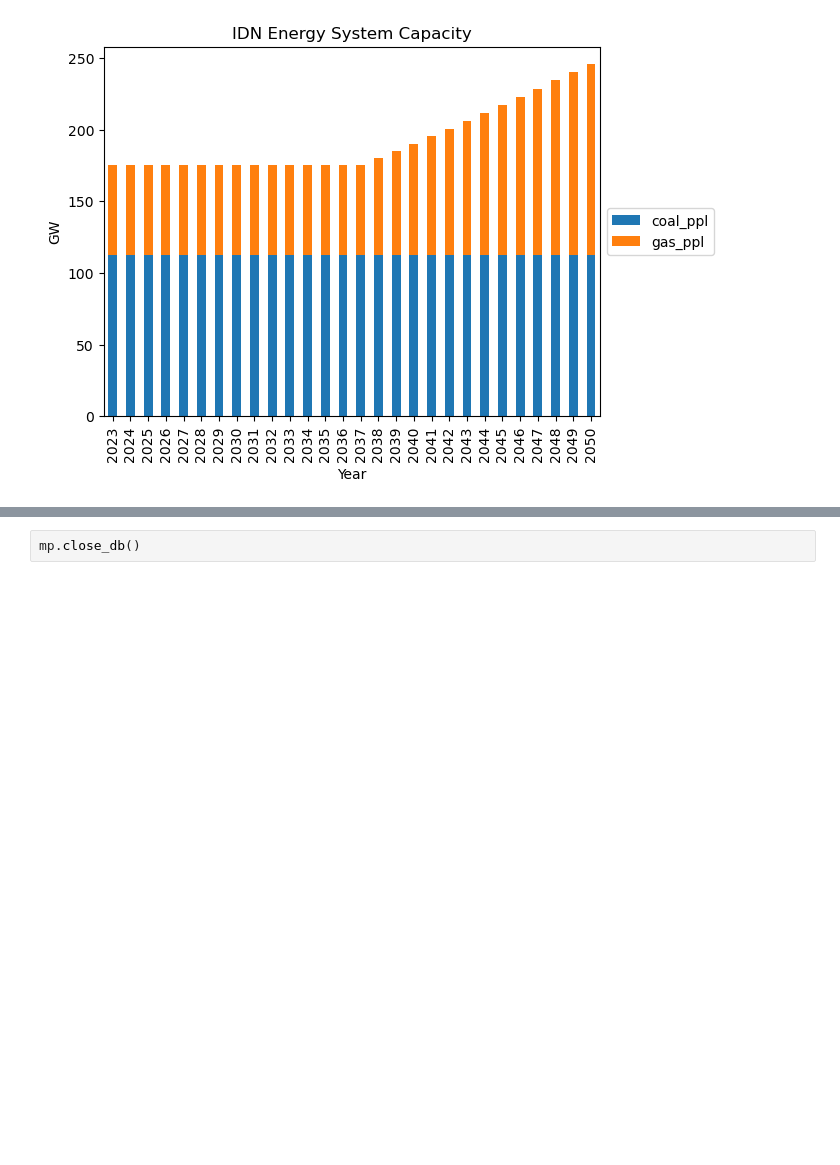
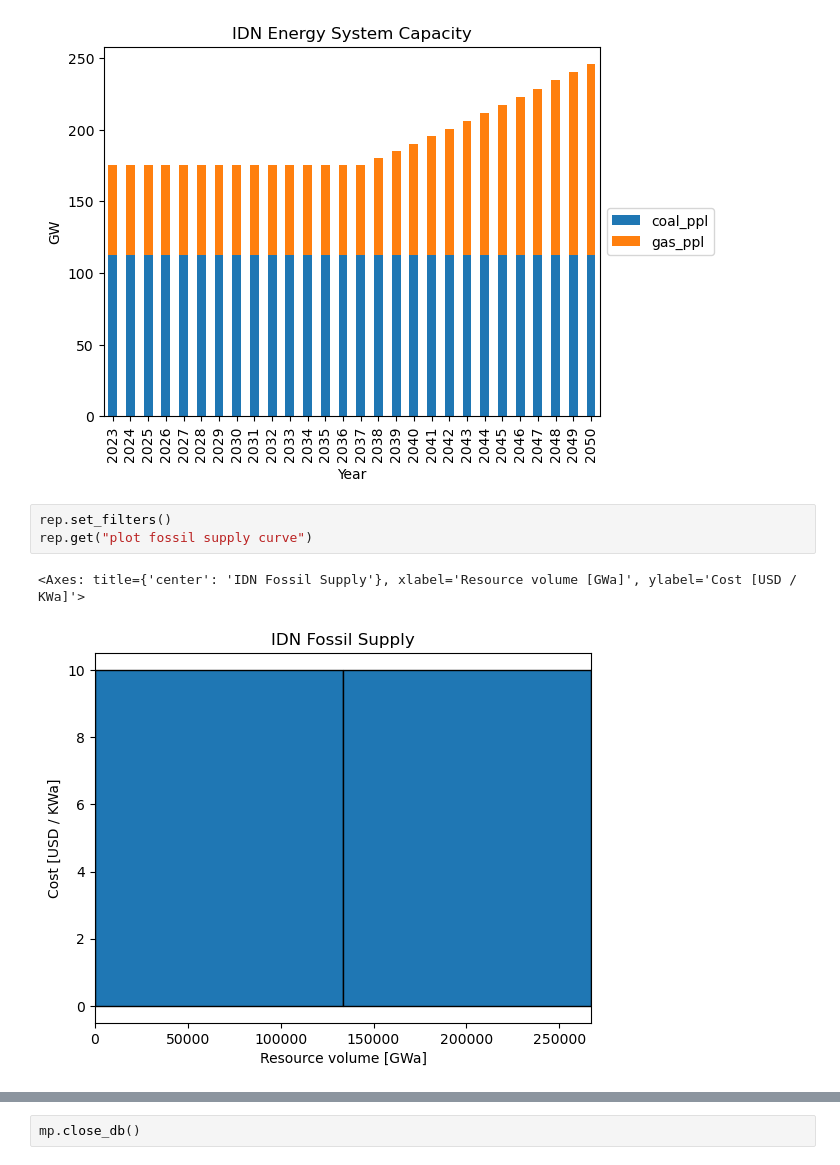
Before and after one commit to itangr31/messageix_indonesia_prototype, a Jupyter notebook: indonesia_baseline.ipynb, the cells around one changed output, grey strips where cells are left out. Cells and saved outputs as stored; diff of their text form; blank space fills up the shorter version.

Commit message:
add fossil resources plot

```diff
--- a/indonesia_baseline.ipynb
+++ b/indonesia_baseline.ipynb
@@ -616,3 +614,9 @@ rep.get('plot capacity')
 # %% [output]
 <Axes: title={'center': 'IDN Energy System Capacity'}, xlabel='Year', ylabel='GW'>
 [figure]
+# %%
+rep.set_filters()
+rep.get("plot fossil supply curve")
+# %% [output]
+<Axes: title={'center': 'IDN Fossil Supply'}, xlabel='Resource volume [GWa]', ylabel='Cost [USD / KWa]'>
+[figure, added]
```
Also changed, not shown: parts of 2 cells of this notebook.
